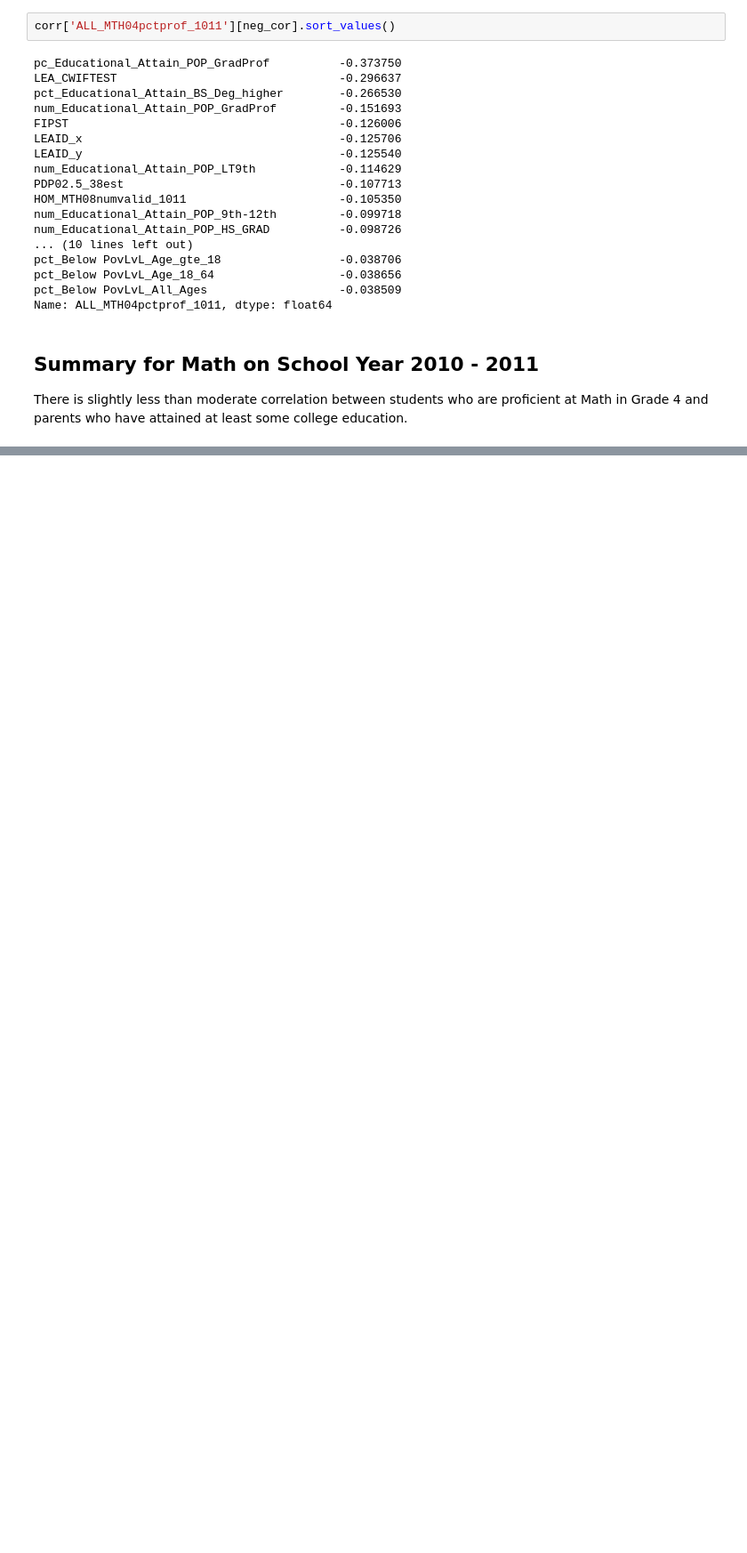
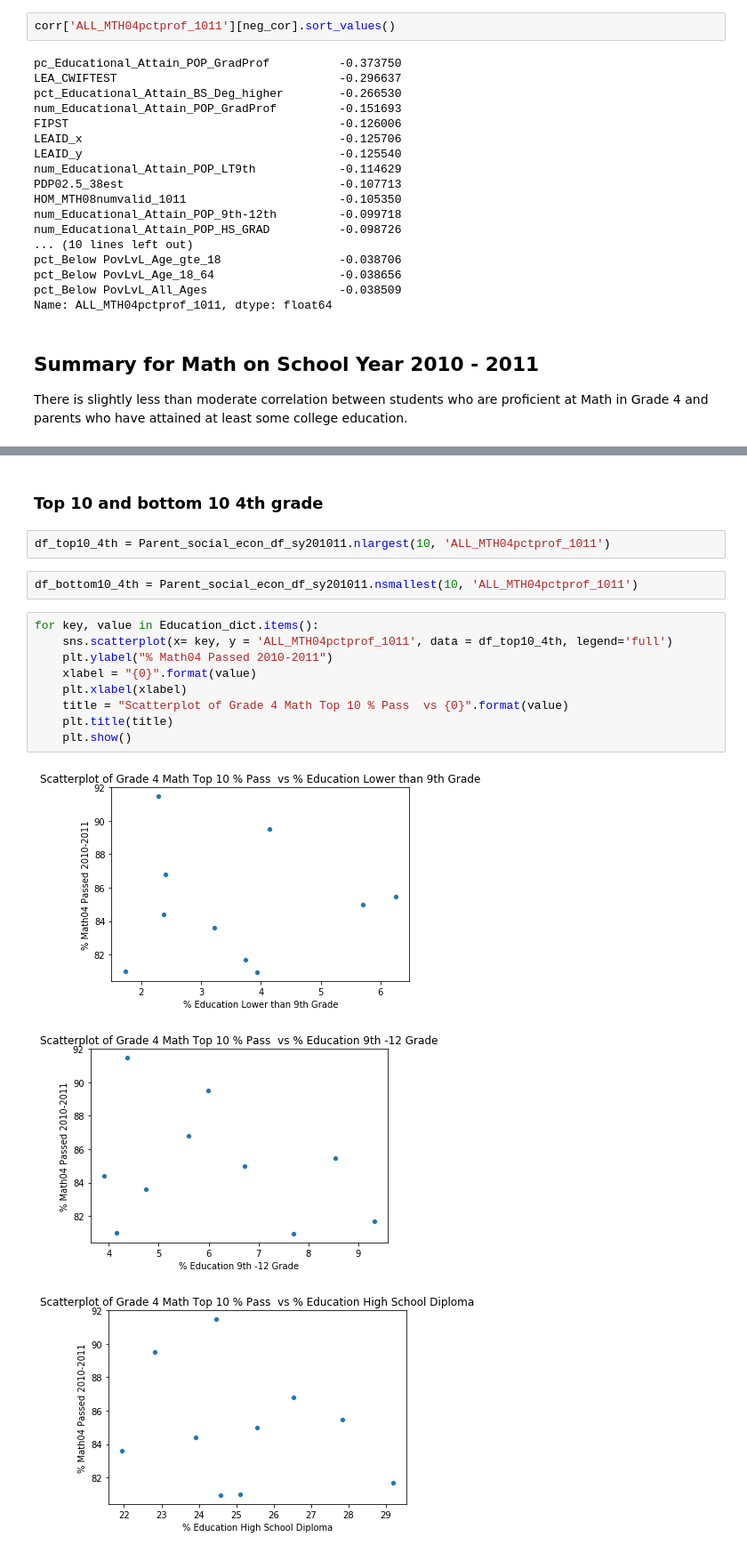
Before and after one commit to jcorteza/ds4a-team82, a Jupyter notebook: Final_EDA.ipynb, the cells around one changed output, grey strips where cells are left out. Shown at 89% size. Cells and saved outputs as stored; diff of their text form; blank space fills up the shorter version.

Commit message:
Added EDA for top 10 and  bottom 10 test scores

```diff
--- a/Final_EDA.ipynb
+++ b/Final_EDA.ipynb
@@ -416,0 +476,19 @@ There is slightly less  than moderate correlation between students who are profi
+# %% [markdown]
+### Top 10 and bottom 10 4th grade
+# %%
+df_top10_4th = Parent_social_econ_df_sy201011.nlargest(10, 'ALL_MTH04pctprof_1011')
+# %%
+df_bottom10_4th = Parent_social_econ_df_sy201011.nsmallest(10, 'ALL_MTH04pctprof_1011')
+# %%
+for key, value in Education_dict.items():
+    sns.scatterplot(x= key, y = 'ALL_MTH04pctprof_1011', data = df_top10_4th, legend='full')
+    plt.ylabel("% Math04 Passed 2010-2011")
+    xlabel = "{0}".format(value)
+    plt.xlabel(xlabel)
+    title = "Scatterplot of Grade 4 Math Top 10 % Pass  vs {0}".format(value)
+    plt.title(title)
+    plt.show()
+# %% [output]
+[figure, added]
+[figure, added]
+[figure, added]
```
Also changed, not shown: parts of 16 cells of this notebook.
